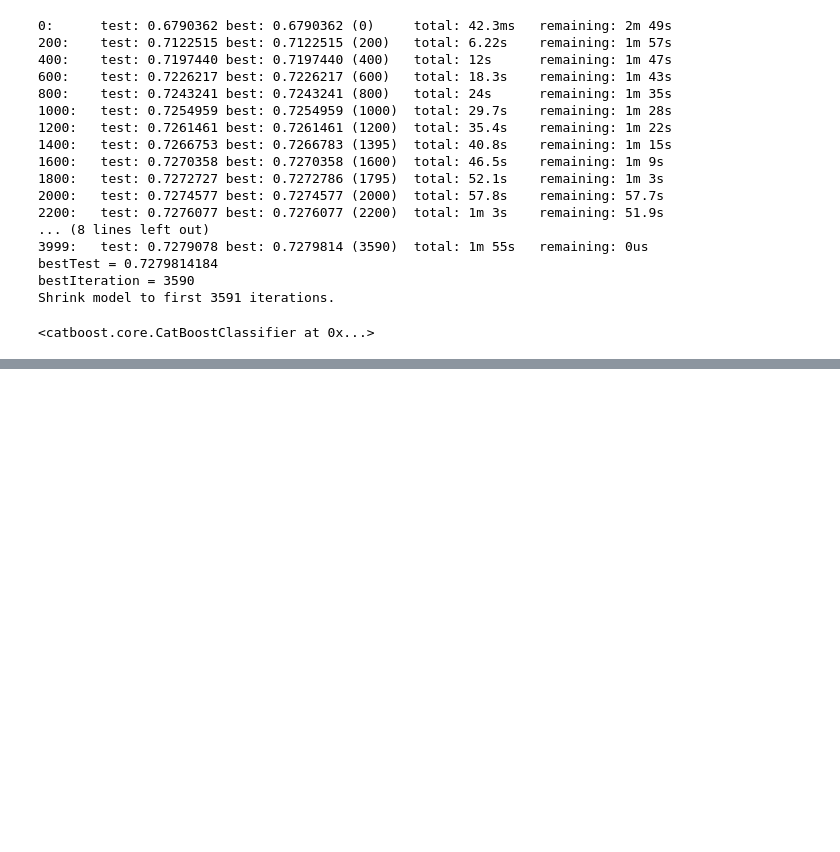
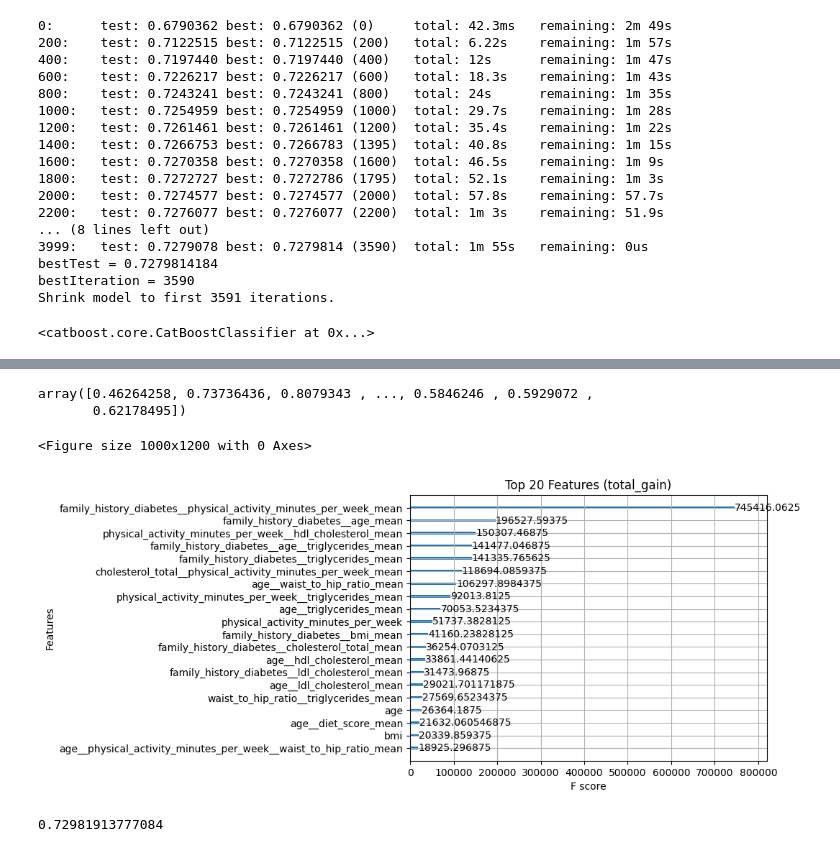
Before and after one commit to iliaselamrani212/Diabetes-Prediction, a Jupyter notebook: modeling 2 (3).ipynb, the cells around one changed output, grey strips where cells are left out. Drawn from its saved outputs; the diff is of its cells as text; code cells hidden in the pictures; blank space fills up the shorter version.

```diff
--- a/modeling 2.ipynb
+++ b/modeling 2 (3).ipynb
@@ -969,0 +1228,2 @@ Shrink model to first 3591 iterations.
+# %%
+xgb_int.fit(X_train , y_train ,eval_set = [(X_test,y_test)] , verbose = 200)
@@ -969,0 +1368,8 @@ Shrink model to first 3591 iterations.
+# %%
+def target_encoder(df_train, df_val, col, target):
+    mean = df_train.groupby(col)[target].mean()
+    global_mean = df_train[target].mean()
+    col_name = f'{col}_mean'
+    df_val = df_val.copy()
+    df_val[col_name] = df_val[col].map(mean).fillna(global_mean).astype(float)
+    return df_val
@@ -969,0 +1544,17 @@ Shrink model to first 3591 iterations.
+# %%
+interaction_features =[]
+for cols in selected_interactions :
+    if len(cols) == 2 :
+        name = cols[0] + '__' + cols[1]
+        X[name] = X[cols[0]].astype(str) + '__'+X[cols[1]].astype(str)
+        test[name] = test[cols[0]].astype(str) + '__'+test[cols[1]].astype(str)
+    if len(cols) == 3:
+        name = cols[0] + '__' + cols[1]+'__'+cols[2]
+        X[name] = X[cols[0]].astype(str) + '__'+X[cols[1]].astype(str)+'__'+X[cols[2]].astype(str)
+        test[name] = test[cols[0]].astype(str) + '__'+test[cols[1]].astype(str)+'__'+test[cols[2]].astype(str)
+    if len(cols) == 4 :
+        name = cols[0] + '__' + cols[1]+'__'+cols[2]+'__'+cols[3]
+        X[name] = X[cols[0]].astype(str) + '__'+X[cols[1]].astype(str)+'__'+X[cols[2]].astype(str)+'__'+X[cols[3]].astype(str)
+        test[name] = test[cols[0]].astype(str) + '__'+test[cols[1]].astype(str)+'__'+test[cols[2]].astype(str)+'__'+test[cols[3]].astype(str)
+
+    interaction_features.append(name)
@@ -969,0 +1665,15 @@ Shrink model to first 3591 iterations.
+# %%
+pred
+# %% [output]
+array([0.46264258, 0.73736436, 0.8079343 , ..., 0.5846246 , 0.5929072 ,
+       0.62178495])
+# %%
+from xgboost import plot_importance
+import matplotlib.pyplot as plt
+plt.figure(figsize=(10, 12))
+plot_importance(xgb_int, importance_type='total_gain', max_num_features=20)
+plt.title("Top 20 Features (total_gain)")
+plt.show()
+# %% [output]
+<Figure size 1000x1200 with 0 Axes>
+[figure, added]
@@ -969,0 +1687,4 @@ Shrink model to first 3591 iterations.
+# %%
+score_final
+# %% [output]
+0.72981913777084
```
Also changed, not shown: parts of 31 cells of this notebook.
